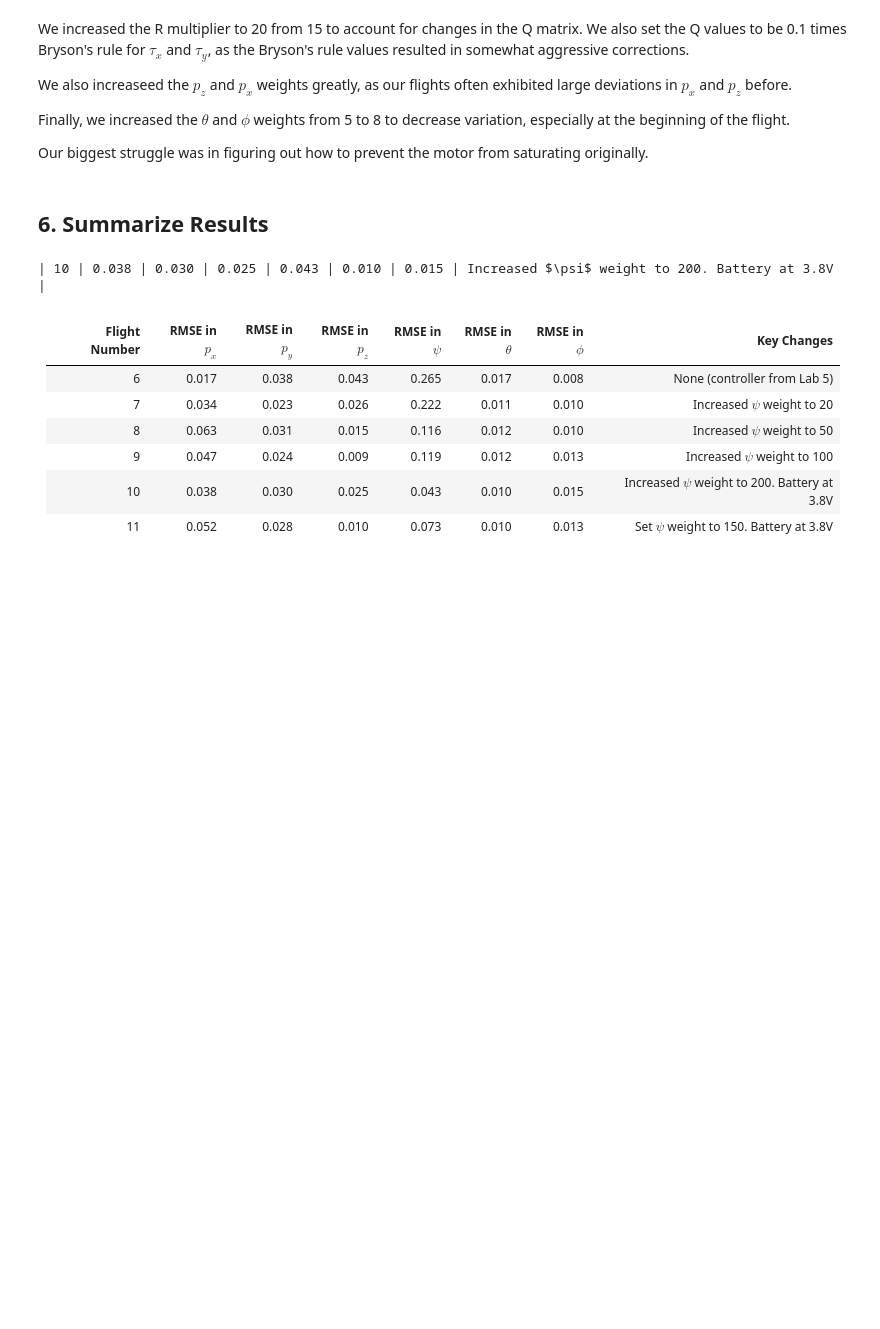
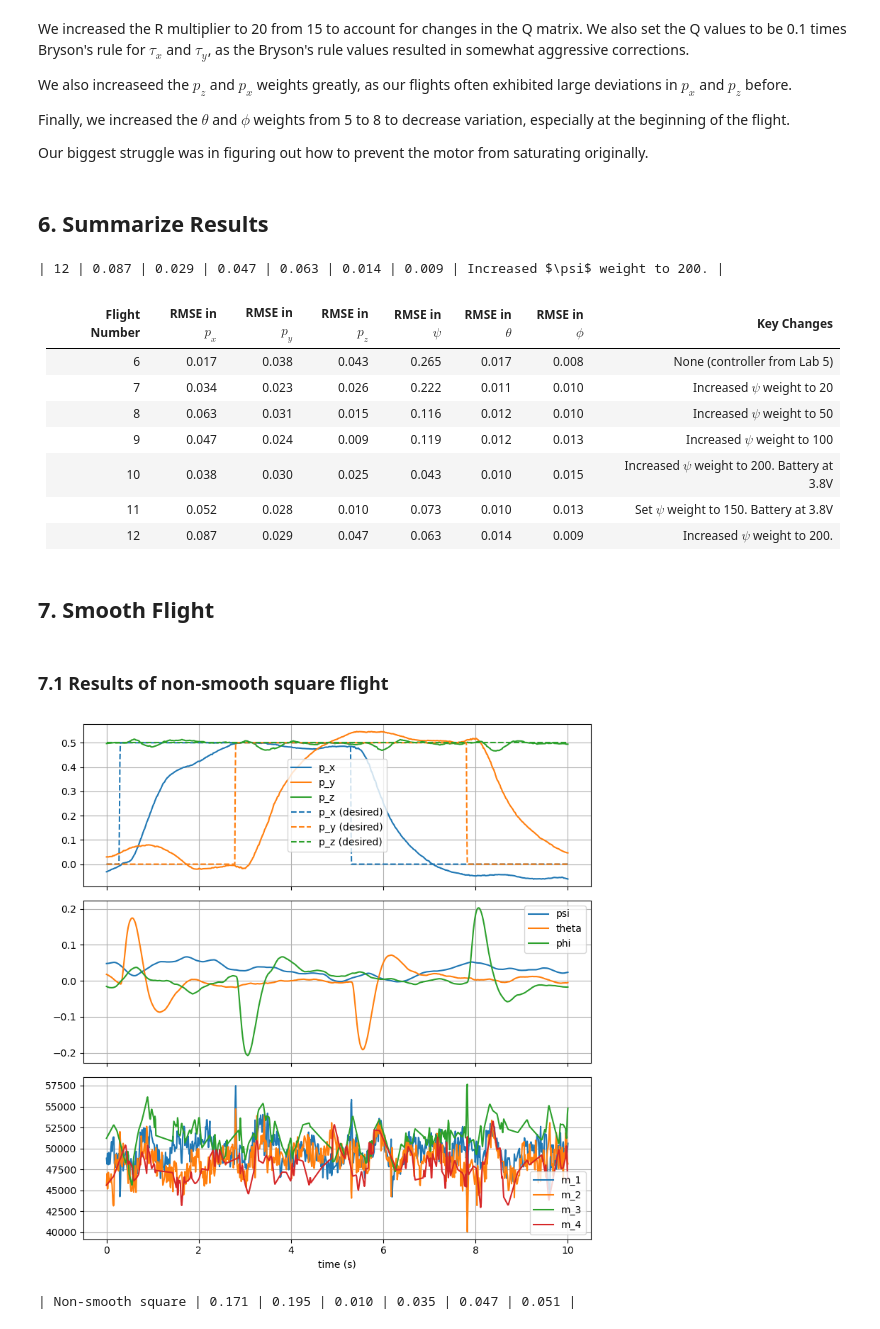
Before and after one commit to Chairless-maybe/crazyflie-client, a Jupyter notebook: lab05/analysis-rmse.ipynb, the cells around one changed output. Cells and saved outputs as stored; diff of their text form; code cells hidden in the pictures; blank space fills up the shorter version.

```diff
--- a/lab05/analysis-rmse.ipynb
+++ b/lab05/analysis-rmse.ipynb
@@ -968,11 +968,11 @@ Our biggest struggle was in figuring out how to prevent the motor from saturatin
 # %% [markdown]
 ## 6. Summarize Results
 # %%
-flight_number = 10
+flight_number = 12
 
 # names = [r"$p_{x,", r"$p_{y,", r"$p_{z,", r"$\psi_{", r"$\theta_{"]
 
-key_changes = 'Increased $\\psi$ weight to 200. Battery at 3.8V'
+key_changes = 'Increased $\\psi$ weight to 200.'
 
 rmse_strings = [f"{this_rmse:.3f} | " for this_rmse in rmse]
 results_str = f"| {flight_number} | " + "".join(rmse_strings) + f"{key_changes} |"
@@ -981,7 +981,7 @@ results_str = f"| {flight_number} | " + "".join(rmse_strings) + f"{key_changes}
 # print(f'| {flight_number} | {p_x_rmse:.3f} | {p_y_rmse:.3f} | {p_z_rmse:.3f} | {psi_rmse:.3f} | {theta_rmse:.3f} | {phi_rmse:.3f} | {key_changes} |')
 print(results_str)
 # %% [output]
-| 10 | 0.038 | 0.030 | 0.025 | 0.043 | 0.010 | 0.015 | Increased $\psi$ weight to 200. Battery at 3.8V |
+| 12 | 0.087 | 0.029 | 0.047 | 0.063 | 0.014 | 0.009 | Increased $\psi$ weight to 200. |
 # %% [markdown]
 | Flight Number | RMSE in $p_x$ | RMSE in $p_y$ | RMSE in $p_z$ | RMSE in $\psi$ | RMSE in $\theta$ | RMSE in $\phi$ | Key Changes |
 | :--: | :--: | :--: | :--: | :--: | :--: | :--: | :-- |
@@ -991,3 +991,28 @@ print(results_str)
 | 9 | 0.047 | 0.024 | 0.009 | 0.119 | 0.012 | 0.013 | Increased $\psi$ weight to 100 |
 | 10 | 0.038 | 0.030 | 0.025 | 0.043 | 0.010 | 0.015 | Increased $\psi$ weight to 200. Battery at 3.8V |
 | 11 | 0.052 | 0.028 | 0.010 | 0.073 | 0.010 | 0.013 | Set $\psi$ weight to 150. Battery at 3.8V |
+| 12 | 0.087 | 0.029 | 0.047 | 0.063 | 0.014 | 0.009 | Increased $\psi$ weight to 200. |
+# %% [markdown]
+## 7. Smooth Flight
+# %% [markdown]
+### 7.1 Results of non-smooth square flight
+# %%
+flight_data, fig, garbage = plot_drone_data("square1.json")
+
+rmse = flight_rmse(flight_data)
+
+flight_number = "Non-smooth square"
+
+# names = [r"$p_{x,", r"$p_{y,", r"$p_{z,", r"$\psi_{", r"$\theta_{"]
+
+key_changes = '.'
+
+rmse_strings = [f"{this_rmse:.3f} | " for this_rmse in rmse]
+results_str = f"| {flight_number} | " + "".join(rmse_strings)
+# print(" | ".join())
+
+# print(f'| {flight_number} | {p_x_rmse:.3f} | {p_y_rmse:.3f} | {p_z_rmse:.3f} | {psi_rmse:.3f} | {theta_rmse:.3f} | {phi_rmse:.3f} | {key_changes} |')
+print(results_str)
+# %% [output]
+[figure, added]
+| Non-smooth square | 0.171 | 0.195 | 0.010 | 0.035 | 0.047 | 0.051 |
```
Also changed, not shown: parts of 6 cells of this notebook, 1 other file.
